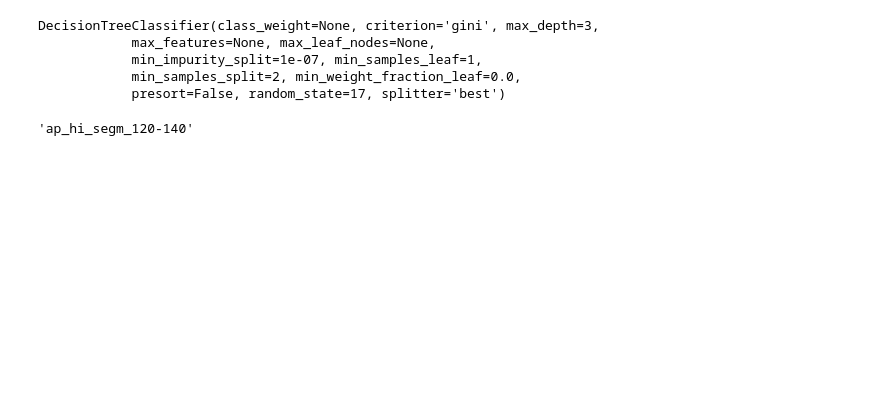
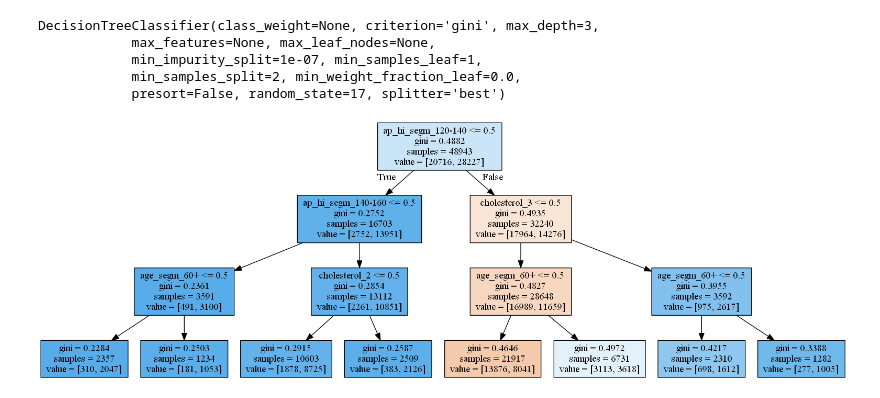
Before and after one commit to Rayveni/mlcourse_open, a Jupyter notebook: house_work/hw3_session2_decision_trees.ipynb, the cells around one changed output. Saved outputs shown, nothing was run; the diff lists cells and outputs as text; code cells hidden in the pictures; blank space fills up the shorter version.

```diff
--- a/house_work/hw3_session2_decision_trees.ipynb
+++ b/house_work/hw3_session2_decision_trees.ipynb
@@ -308,7 +307,7 @@ DecisionTreeClassifier(class_weight=None, criterion='gini', max_depth=3,
             min_impurity_split=1e-07, min_samples_leaf=1,
             min_samples_split=2, min_weight_fraction_leaf=0.0,
             presort=False, random_state=17, splitter='best')
-# %%
-df_dummi.columns[np.argmax(clf.feature_importances_ )]
-# %% [output]
-'ap_hi_segm_120-140'
+# %%
+draw_tree(clf,df_dummi.columns)
+# %% [output]
+[figure, added]
```
Also changed, not shown: parts of 12 cells of this notebook.
